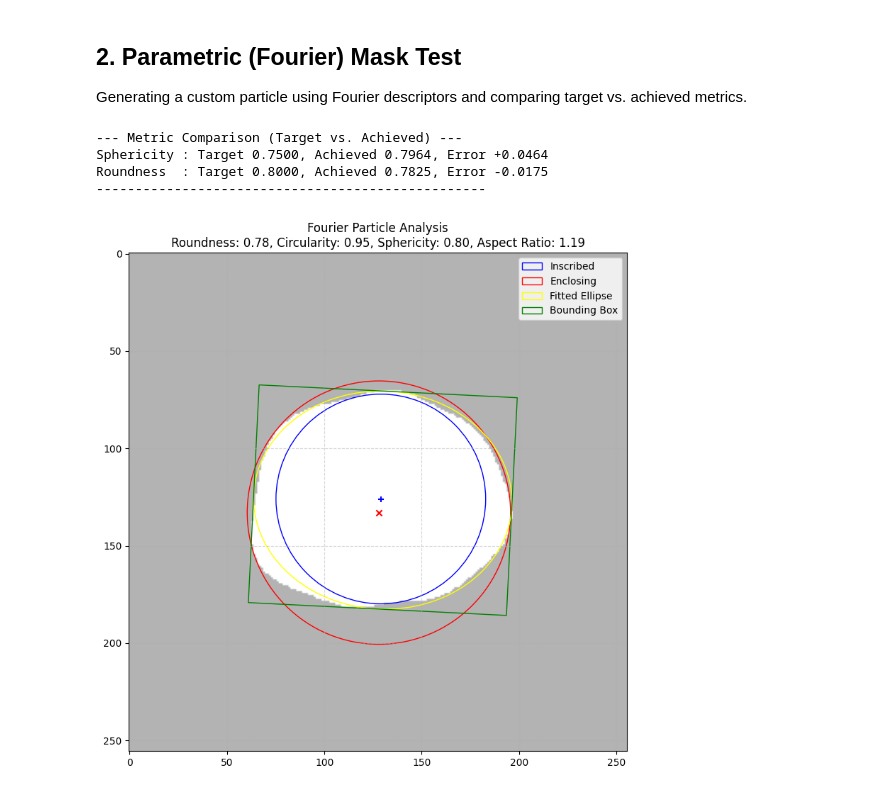
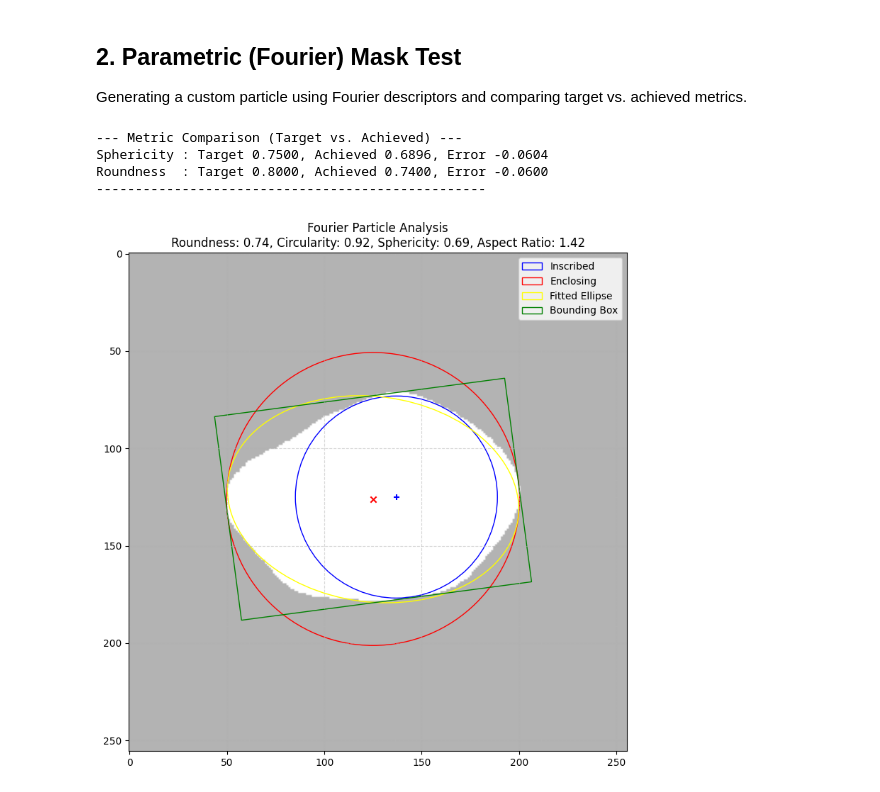
Before and after one commit to phykn/partimorph, a Jupyter notebook: test.ipynb, the cells around one changed output. Cells and saved outputs as stored; diff of their text form; code cells hidden in the pictures.

```diff
--- a/test.ipynb
+++ b/test.ipynb
@@ -143,34 +143,33 @@ mask, info = create_fourier_particle_mask(
     center=(128, 128),
     sphericity=target_s,
     roundness=target_r,
     base_radius=70,
-    metric="wadell",
     return_info=True,
 )
 
 results = analyze_mask(mask)
 
 # Extract achieved values
 achieved_s = results.get("sphericity", {}).get("val", 0.0)
 achieved_r = results.get("roundness", {}).get("val", 0.0)
 
 # Calculate errors
 err_s = achieved_s - target_s
 err_r = achieved_r - target_r
 
 print("--- Metric Comparison (Target vs. Achieved) ---")
 print(
     f"Sphericity : Target {target_s:.4f}, Achieved {achieved_s:.4f}, Error {err_s:+.4f}"
 )
 print(
     f"Roundness  : Target {target_r:.4f}, Achieved {achieved_r:.4f}, Error {err_r:+.4f}"
 )
 print("-" * 50)
 
 plot_analysis_results(mask, results, title="Fourier Particle Analysis")
 # %% [output]
 --- Metric Comparison (Target vs. Achieved) ---
-Sphericity : Target 0.7500, Achieved 0.7964, Error +0.0464
-Roundness  : Target 0.8000, Achieved 0.7825, Error -0.0175
+Sphericity : Target 0.7500, Achieved 0.6896, Error -0.0604
+Roundness  : Target 0.8000, Achieved 0.7400, Error -0.0600
 --------------------------------------------------
-[figure, old version]
+[figure, new version]
```
Also changed, not shown: parts of 1 cell of this notebook, 11 other files.
